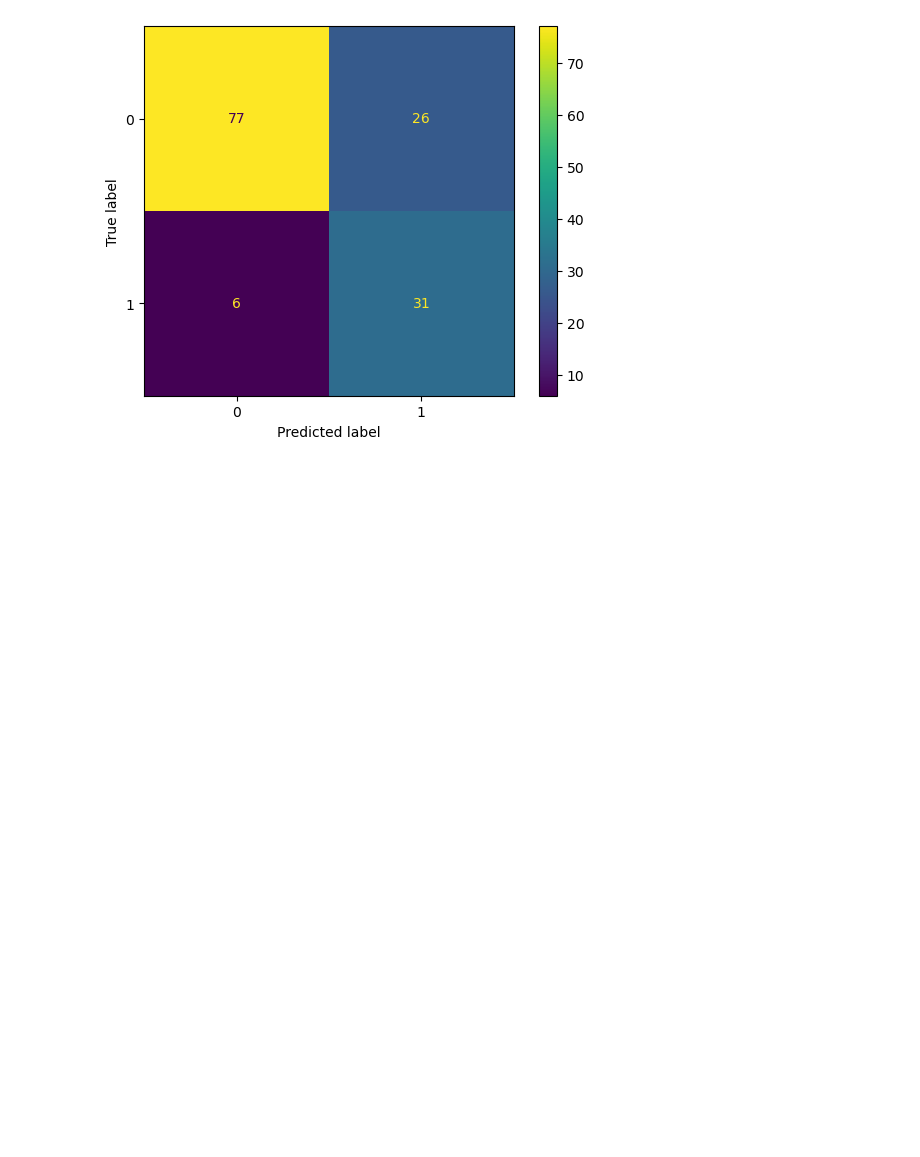
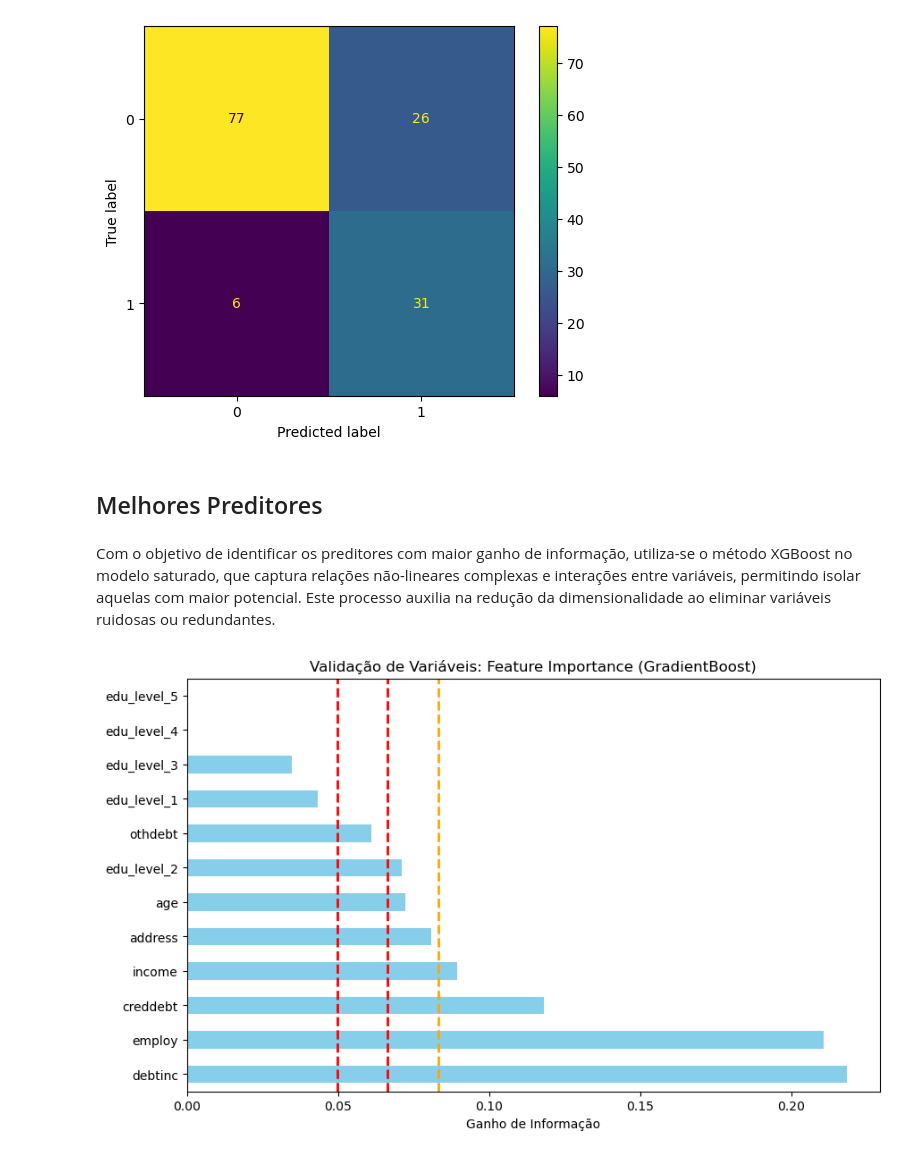
Before and after one commit to Doctor-Math/TP1-Engenharia-de-Software, a Jupyter notebook: notebooks/models/modelo_inadimplencia.ipynb, the cells around one changed output. Saved outputs shown, nothing was run; the diff lists cells and outputs as text; code cells hidden in the pictures; blank space fills up the shorter version.

Commit message:
perf: aperfeiçoamento da classificação
- Implementa XGBoost com objetivo de identificar variáveis relevantes
- Melhora as descrições e conclusões do notebook
-Alteração no modelo final

```diff
--- a/notebooks/models/modelo_inadimplencia.ipynb
+++ b/notebooks/models/modelo_inadimplencia.ipynb
@@ -132,3 +132,40 @@ ConfusionMatrixDisplay(confusion_matrix(y_test, predicoes_g)).plot()
 plt.show()
 # %% [output]
 [figure]
+# %% [markdown]
+<h2>Melhores Preditores</h2>
+# %% [markdown]
+Com o objetivo de identificar os preditores com maior ganho de informação, utiliza-se o método XGBoost no modelo saturado, que captura relações não-lineares complexas e interações entre variáveis, permitindo isolar aquelas com maior potencial. Este processo auxilia na redução da dimensionalidade ao eliminar variáveis ruidosas ou redundantes.
+# %%
+from xgboost import XGBClassifier
+
+#Configuração XGboost
+xgb_model = XGBClassifier(
+    n_estimators=100,
+    max_depth=2,
+    learning_rate=0.1,
+    random_state=42,
+)
+
+# Treina o modelo
+xgb_model.fit(X_train, y_train)
+
+importancia = pd.Series(
+    xgb_model.feature_importances_,
+    index=pipeline.feature_names
+).sort_values(ascending=False)
+
+#Importâcia de cada variavel
+imp_feat = xgb_model.feature_importances_
+
+#Plotar
+plt.figure(figsize=(10, 6))
+importancia.plot(kind='barh', color='skyblue')
+plt.axvline(imp_feat.mean(), color='orange', linestyle='--', linewidth=2)
+plt.axvline(imp_feat.mean() - 0.5*imp_feat.std(), color='red', linestyle='--', linewidth=2)
+plt.axvline(imp_feat.mean() - 0.25*imp_feat.std(), color='red', linestyle='--', linewidth=2)
+plt.title('Validação de Variáveis: Feature Importance (GradientBoost)')
+plt.xlabel('Ganho de Informação')
+plt.show()
+# %% [output]
+[figure, added]
```
Also changed, not shown: parts of 11 cells of this notebook.
